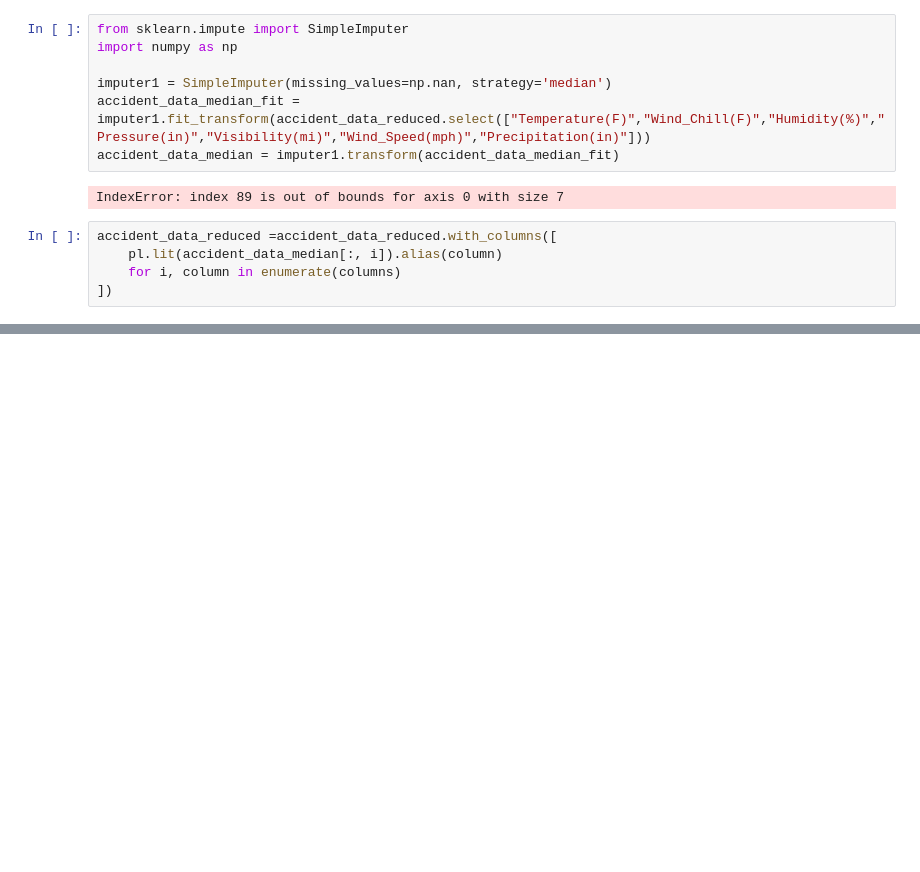
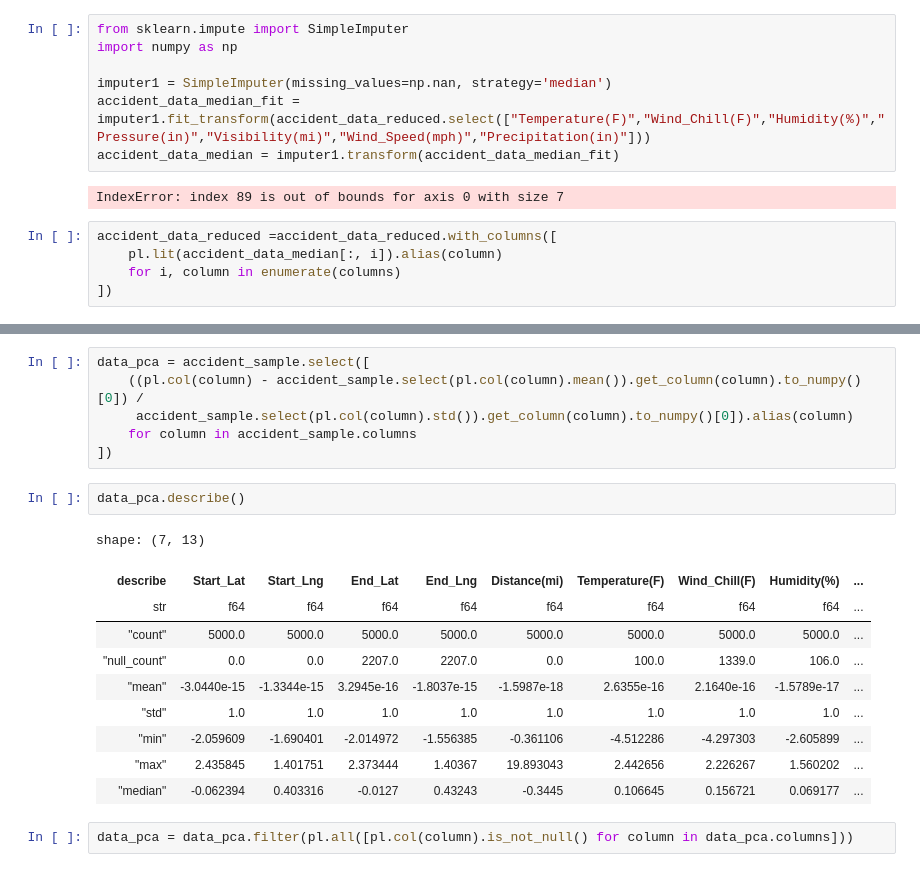
Before and after one commit to cosimop2000/BDMG-vehicle-accidents, a Jupyter notebook: workflows/vehicle-accident-polars.ipynb, the cells around one changed output, grey strips where cells are left out. Drawn from its saved outputs; the diff is of its cells as text; blank space fills up the shorter version.

```diff
--- a/workflows/vehicle-accident-polars.ipynb
+++ b/workflows/vehicle-accident-polars.ipynb
@@ -611,0 +633,21 @@ accident_data_reduced =accident_data_reduced.with_columns([
+# %%
+data_pca = accident_sample.select([
+    ((pl.col(column) - accident_sample.select(pl.col(column).mean()).get_column(column).to_numpy()[0]) /
+     accident_sample.select(pl.col(column).std()).get_column(column).to_numpy()[0]).alias(column)
+    for column in accident_sample.columns
+])
+# %%
+data_pca.describe()
+# %% [output]
+shape: (7, 13)
+| describe | Start_Lat | Start_Lng | End_Lat | End_Lng | Distance(mi) | Temperature(F) | Wind_Chill(F) | Humidity(%) | ... |
+| str | f64 | f64 | f64 | f64 | f64 | f64 | f64 | f64 | ... |
+| "count" | 5000.0 | 5000.0 | 5000.0 | 5000.0 | 5000.0 | 5000.0 | 5000.0 | 5000.0 | ... |
+| "null_count" | 0.0 | 0.0 | 2207.0 | 2207.0 | 0.0 | 100.0 | 1339.0 | 106.0 | ... |
+| "mean" | -3.0440e-15 | -1.3344e-15 | 3.2945e-16 | -1.8037e-15 | -1.5987e-18 | 2.6355e-16 | 2.1640e-16 | -1.5789e-17 | ... |
+| "std" | 1.0 | 1.0 | 1.0 | 1.0 | 1.0 | 1.0 | 1.0 | 1.0 | ... |
+| "min" | -2.059609 | -1.690401 | -2.014972 | -1.556385 | -0.361106 | -4.512286 | -4.297303 | -2.605899 | ... |
+| "max" | 2.435845 | 1.401751 | 2.373444 | 1.40367 | 19.893043 | 2.442656 | 2.226267 | 1.560202 | ... |
+| "median" | -0.062394 | 0.403316 | -0.0127 | 0.43243 | -0.3445 | 0.106645 | 0.156721 | 0.069177 | ... |
+# %%
+data_pca = data_pca.filter(pl.all([pl.col(column).is_not_null() for column in data_pca.columns]))
```
Also changed, not shown: parts of 8 cells of this notebook, 2 other files.
